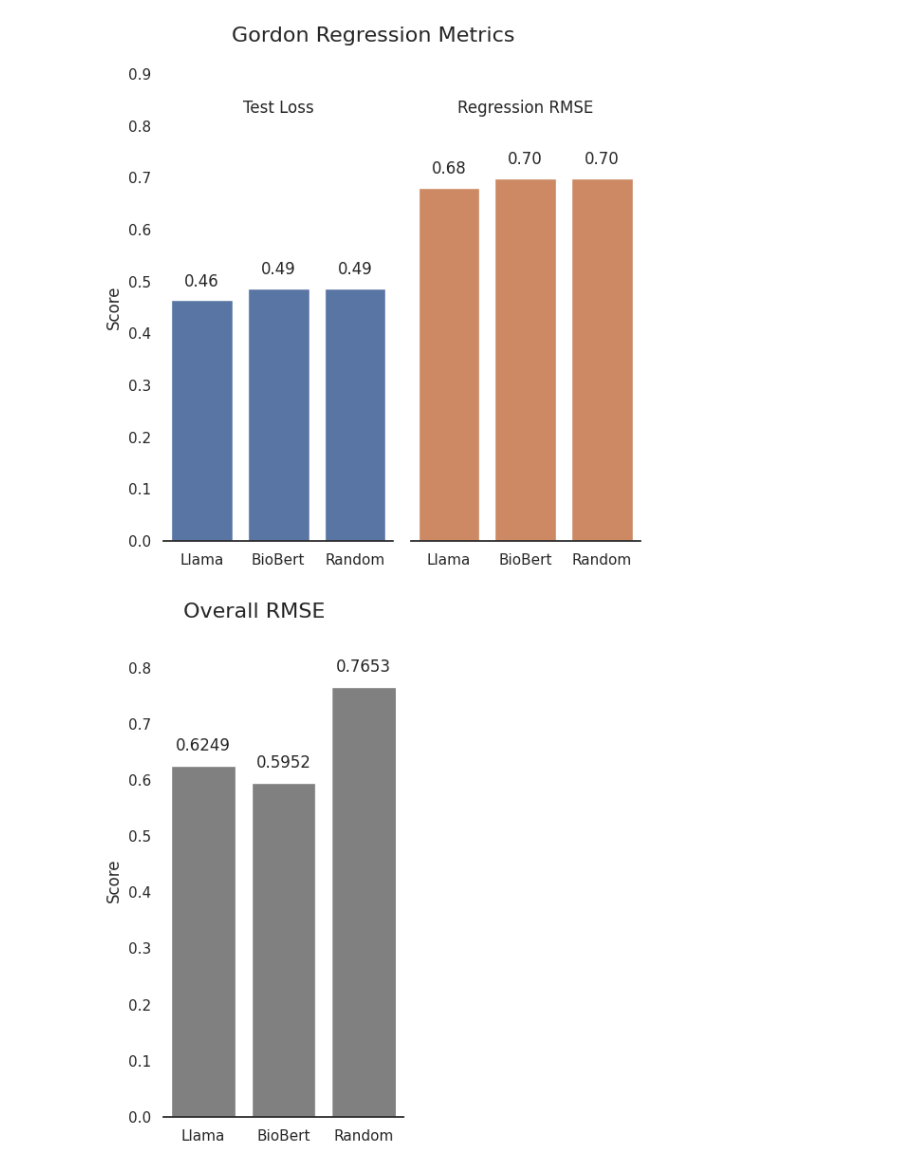
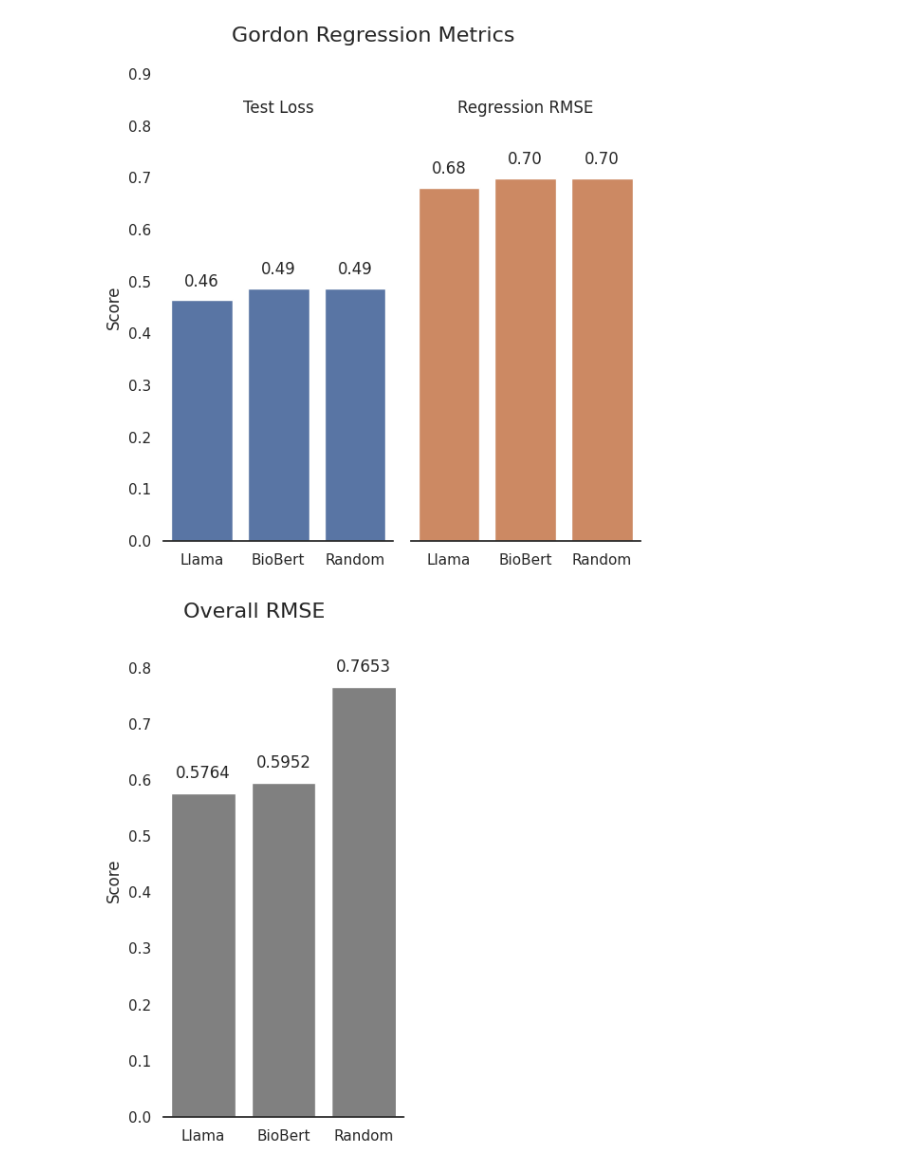
Before and after one commit to changbenjamin/gordon, a Jupyter notebook: plots.ipynb, the cells around one changed output. Saved outputs shown, nothing was run; the diff lists cells and outputs as text; code cells hidden in the pictures.

```diff
--- a/plots.ipynb
+++ b/plots.ipynb
@@ -146,7 +146,7 @@ plt.show()
 # Data for Overall RMSE
 data = {
     'Embedding': ['Llama', 'BioBert', 'Random'],
-    'Overall RMSE': [0.6249, 0.5952, 0.7653]
+    'Overall RMSE': [0.5764, 0.5952, 0.7653]
 }
 
 # Convert to pandas DataFrame
@@ -154,34 +154,34 @@ df = pd.DataFrame(data)
 
 # Set the Seaborn style to 'white' (no gridlines)
 sns.set(style="white")
 
 # Create the bar plot
 plt.figure(figsize=(3.5, 6)) # Adjust figure size if needed
 ax = sns.barplot(x='Embedding', y='Overall RMSE', data=df, color='gray') # Use a green color from Seaborn palette
 
 # Customize the plot
 ax.set_xlabel('')
 ax.set_ylabel('Score')
 ax.set_ylim(0, max(df['Overall RMSE']) * 1.1) # Dynamic y-axis limit
 
 # Remove gridlines
 sns.despine(left=True, bottom=False) # Keep bottom spine for x-axis labels
 
 # Add labels above bars
 for p in ax.patches:
     if p.get_height() > 0.001:
         ax.text(p.get_x() + p.get_width() / 2., p.get_height() + 0.02,
                 f'{p.get_height():.4f}',
                 ha='center', va='bottom', fontsize=12)
 
 # Add the overall title
 plt.suptitle('Overall RMSE', fontsize=16)
 
 plt.savefig('overall_rmse_plot.png', dpi=300, bbox_inches='tight') # PNG, high DPI
 plt.tight_layout() # Adjust layout to make space for suptitle
 plt.show()
 # %% [output]
-[figure, old version]
+[figure, new version]
 # %%
 thresholds = [60, 70, 80, 90]
 bio_bert = [0.7309, 0.6969, 0.7092, 0.5952]
```
Also changed, not shown: parts of 1 cell of this notebook, 5 other files.
